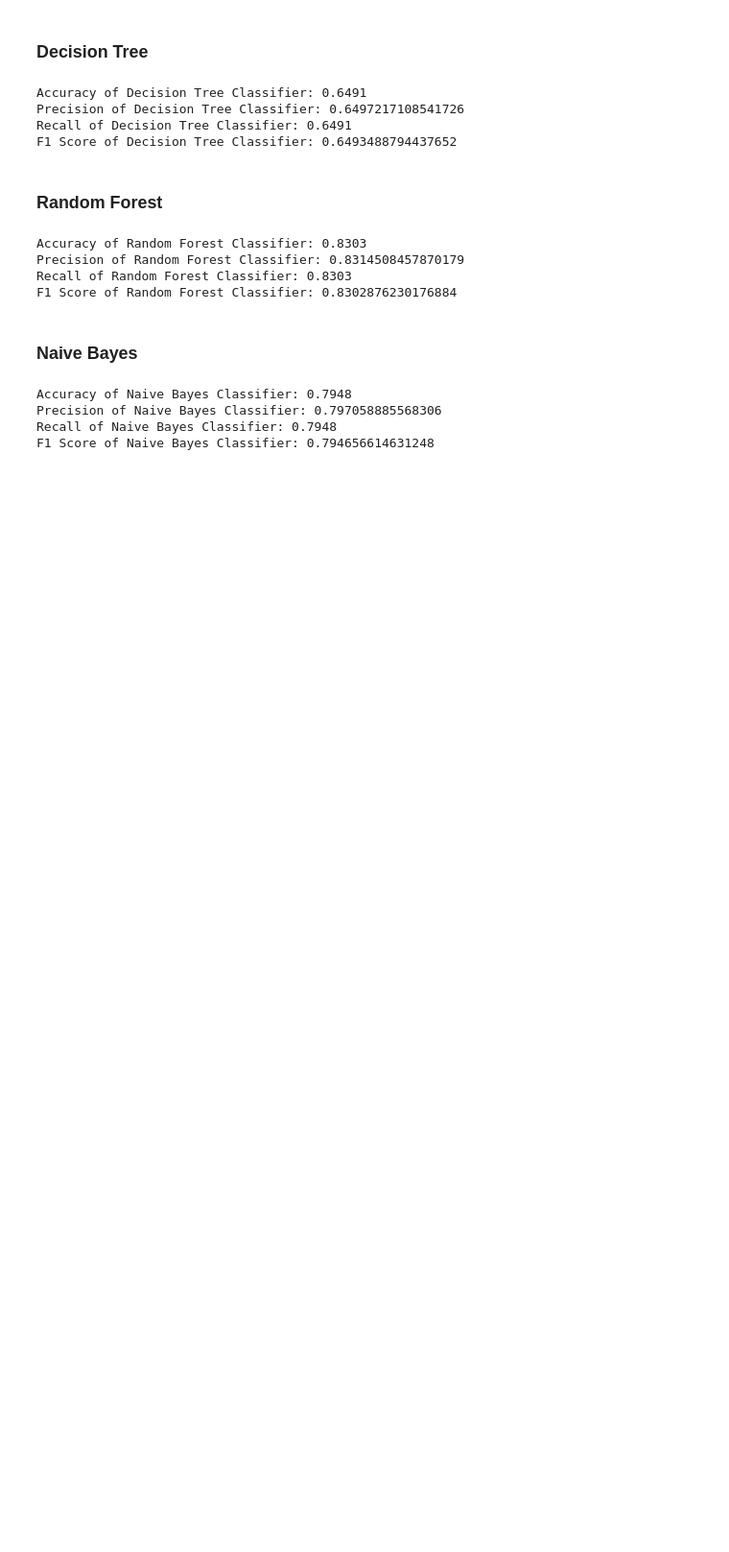
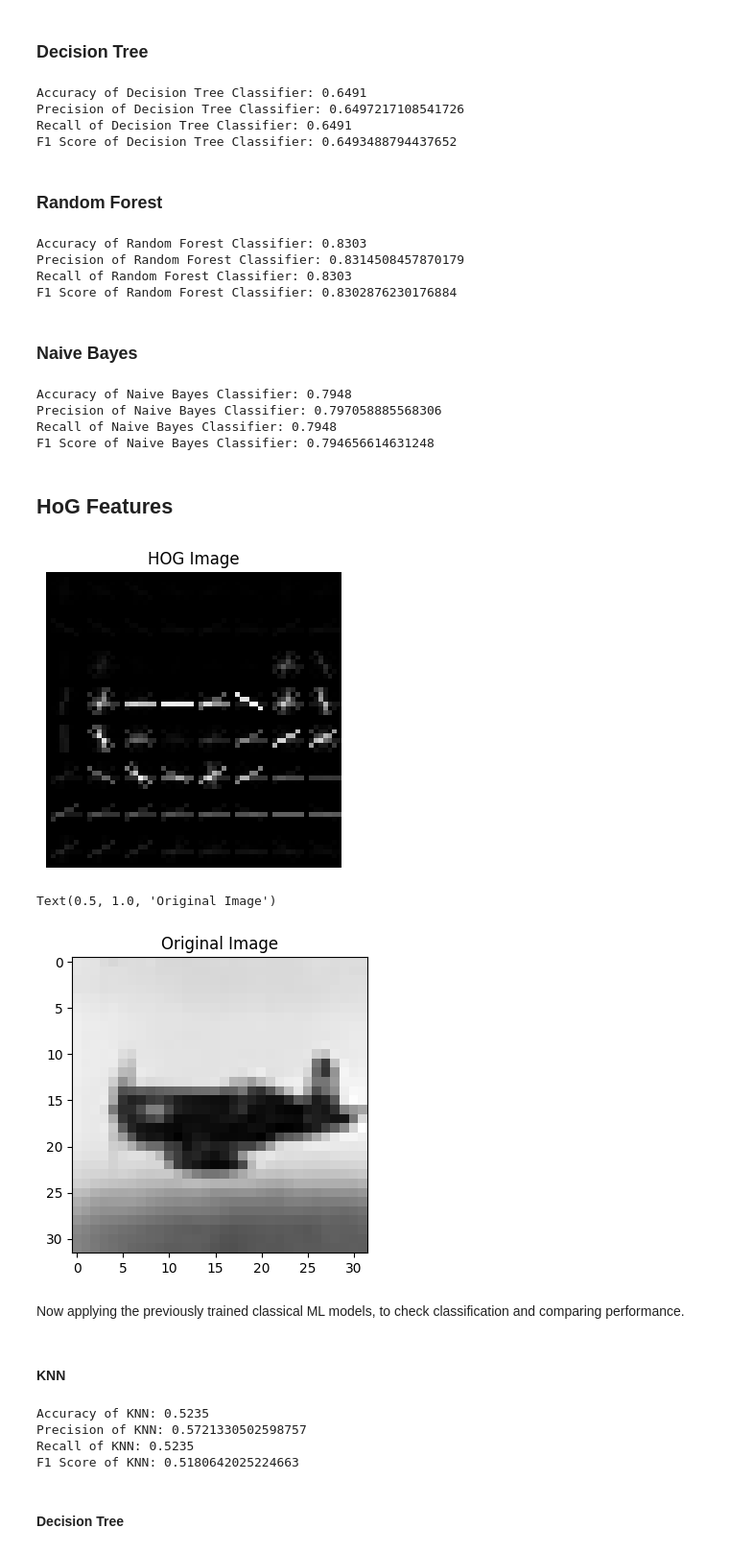
Before and after one commit to b22ee023/prml_object_recognition, a Jupyter notebook: object_recog.ipynb, the cells around one changed output. Shown: that part at 96% size. Drawn from its saved outputs; the diff is of its cells as text; code cells hidden in the pictures; blank space fills up the shorter version.

Commit message:
Trained model on HoG features

```diff
--- a/object_recog.ipynb
+++ b/object_recog.ipynb
@@ -436,8 +436,8 @@ preprocess = transforms.Compose([
         transforms.Normalize(mean=mean_data, std=std_data),
     ])
 # Load pre-trained ResNet-50 model
-# resnet = models.resnet50(pretrained=True)
-resnet = models.resnet50(weights='imagenet')
+resnet = models.resnet50(pretrained=True)
+# resnet = models.resnet50(weights='imagenet')
 
 # Remove the last fully connected layer
 resnet = nn.Sequential(*list(resnet.children())[:-1])
@@ -489,5 +489,5 @@ Loading the saved features and selecting the training data and testing data
 # %%
 print(X_train.shape)
 # Changing the shape
-X_train = X_train_features.reshape(X_train.shape[0], -1)
-X_test = X_test_features.reshape(X_test.shape[0], -1)
+X_train = np.array(X_train_features).reshape(X_train.shape[0], -1)
+X_test = np.array(X_test_features).reshape(X_test.shape[0], -1)
@@ -494,7 +496,7 @@ X_test = X_test_features.reshape(X_test.shape[0], -1)
 # %% [markdown]
 ### KNN
 # %%
-knn_classifier = KNeighborsClassifier(n_neighbors=5)
+knn_classifier = KNeighborsClassifier(n_neighbors=7)
 
 # Train the classifier
 knn_classifier.fit(X_train, y_train)
@@ -586,3 +588,5 @@ Accuracy of Naive Bayes Classifier: 0.7948
 Precision of Naive Bayes Classifier: 0.797058885568306
 Recall of Naive Bayes Classifier: 0.7948
 F1 Score of Naive Bayes Classifier: 0.794656614631248
+# %% [markdown]
+## HoG Features
@@ -588,0 +627,53 @@ F1 Score of Naive Bayes Classifier: 0.794656614631248
+# %%
+def compute_hog(img):
+    # Resize the image while preserving aspect ratio
+    resized_img = resize(img, (64, 64))
+    # Compute HOG features
+    fd, hog_image = hog(resized_img, orientations=9, pixels_per_cell=(8, 8),
+                        cells_per_block=(2, 2), visualize=True, channel_axis=-1)
+    return fd, hog_image
+
+# Read an example image
+Hog_feature, hog_image = compute_hog(X_train[115])
+
+# Plot the HOG image
+plt.figure(figsize=(8, 4))
+plt.imshow(hog_image, cmap='gray')
+plt.title('HOG Image')
+plt.axis('off')
+plt.show()
+plt.figure(figsize=(8, 4))
+plt.imshow(X_train[115])
+plt.title("Original Image")
+# %% [output]
+[figure, added]
+Text(0.5, 1.0, 'Original Image')
+[figure, added]
+# %% [markdown]
+Now applying the previously trained classical ML models, to check classification and comparing performance.
+# %% [markdown]
+#### KNN
+# %%
+knn_classifier = KNeighborsClassifier(n_neighbors=8)
+# Train the classifier
+knn_classifier.fit(all_hog_features_train, y_train)
+
+# Predict labels for test set
+y_pred = knn_classifier.predict(all_hog_features_test)
+
+
+accuracy = accuracy_score(y_test, y_pred)
+precision = precision_score(y_test, y_pred, average='weighted')
+recall = recall_score(y_test, y_pred, average='weighted')
+f1 = f1_score(y_test, y_pred, average='weighted')
+print("Accuracy of KNN:", accuracy)
+print("Precision of KNN:", precision)
+print("Recall of KNN:", recall)
+print("F1 Score of KNN:", f1)
+# %% [output]
+Accuracy of KNN: 0.5235
+Precision of KNN: 0.5721330502598757
+Recall of KNN: 0.5235
+F1 Score of KNN: 0.5180642025224663
+# %% [markdown]
+#### Decision Tree
```
Also changed, not shown: parts of 17 cells of this notebook.
